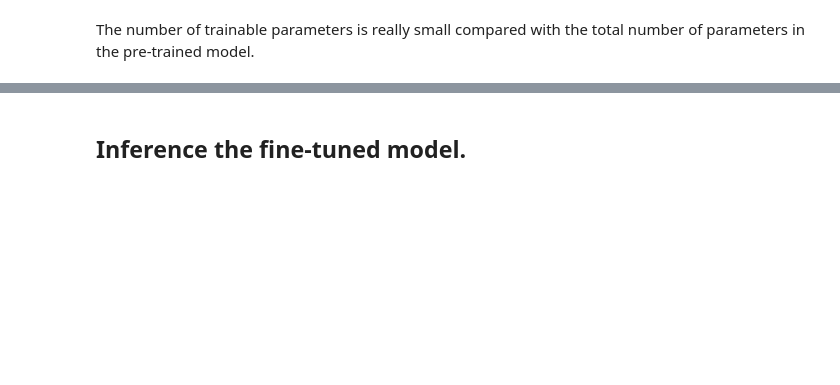
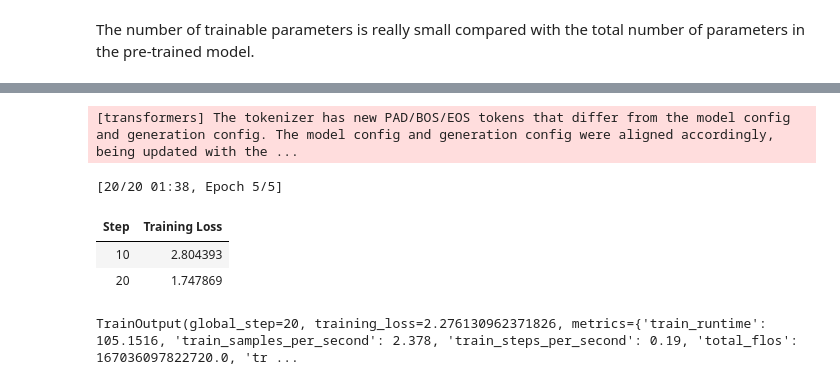
Before and after one commit to AdebanjiAdelowo/llm-portfolio, a Jupyter notebook: 07-lora-qlora-finetuning/notebooks/lora_finetuning.ipynb, the cells around one changed output, grey strips where cells are left out. Drawn from its saved outputs; the diff is of its cells as text; code cells hidden in the pictures; blank space fills up the shorter version.

```diff
--- a/07-lora-qlora-finetuning/notebooks/lora_finetuning.ipynb
+++ b/07-lora-qlora-finetuning/notebooks/lora_finetuning.ipynb
@@ -141,0 +140,12 @@ print(peft_model.print_trainable_parameters())
+# %%
+from peft import LoraConfig, TaskType, get_peft_model
+
+lora_config = LoraConfig(
+    r=16,
+    lora_alpha=32,          # typically 2× r
+    target_modules=modules,
+    lora_dropout=0.05,
+    bias="none",
+    task_type=TaskType.CAUSAL_LM,
+    use_rslora=True,        # rank-stabilized LoRA — better scaling at higher r
+)
@@ -188,0 +187,18 @@ trainer.train()
+# %%
+
+
+training_args = SFTConfig(
+    output_dir=output_directory,
+    per_device_train_batch_size=4,
+    gradient_accumulation_steps=4,
+    learning_rate=2e-4,
+    num_train_epochs=5,
+    warmup_steps=30,
+    lr_scheduler_type="cosine",
+    bf16=True,
+    logging_steps=10,
+    save_strategy="epoch",
+    report_to="none",
+    dataset_text_field="text",
+    max_length=512,
+)
@@ -189 +210,17 @@ trainer.train()
+# %%
+trainer = SFTTrainer(
+    model=foundation_model,
+    args=training_args,
+    train_dataset=train_sample,
+    peft_config=lora_config,
+    processing_class=tokenizer,
+)
+trainer.train()
+# %% [output]
+[transformers] The tokenizer has new PAD/BOS/EOS tokens that differ from the model config and generation config. The model config and generation config were aligned accordingly, being updated with the ...
+[20/20 01:38, Epoch 5/5]
+| Step | Training Loss |
+| 10 | 2.804393 |
+| 20 | 1.747869 |
+TrainOutput(global_step=20, training_loss=2.276130962371826, metrics={'train_runtime': 105.1516, 'train_samples_per_second': 2.378, 'train_steps_per_second': 0.19, 'total_flos': 167036097822720.0, 'tr ...
 # %%
@@ -200,2 +236,0 @@ loaded_model.to(device)
-# %% [markdown]
-## Inference the fine-tuned model.
```
Also changed, not shown: parts of 30 cells of this notebook, 1 other file.
